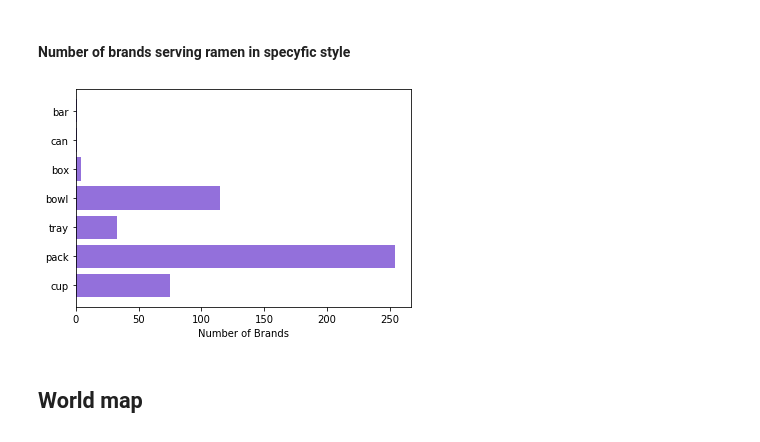
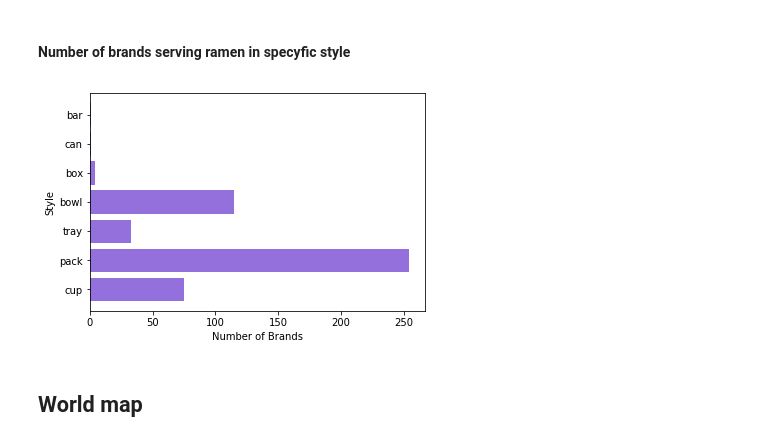
Before and after one commit to Patryk-S-W/ramen_data_analysis, a Jupyter notebook: main.ipynb, the cells around one changed output. Saved outputs shown, nothing was run; the diff lists cells and outputs as text; code cells hidden in the pictures.

```diff
--- a/main.ipynb
+++ b/main.ipynb
@@ -370,11 +388,12 @@ plt.show()
 # %%
 choices = {style: len(data.Brand.loc[data.Style == style].unique()) for style in data.Style.unique()}
 
 plt.barh(get_x(choices),get_y(choices),color='mediumpurple')
 plt.xlabel('Number of Brands')
+plt.ylabel('Style')
 plt.show()
 # %% [output]
-[figure, old version]
+[figure, new version]
 # %% [markdown]
 ## World map
 # %%
```
Also changed, not shown: parts of 26 cells of this notebook, 1 other file.
